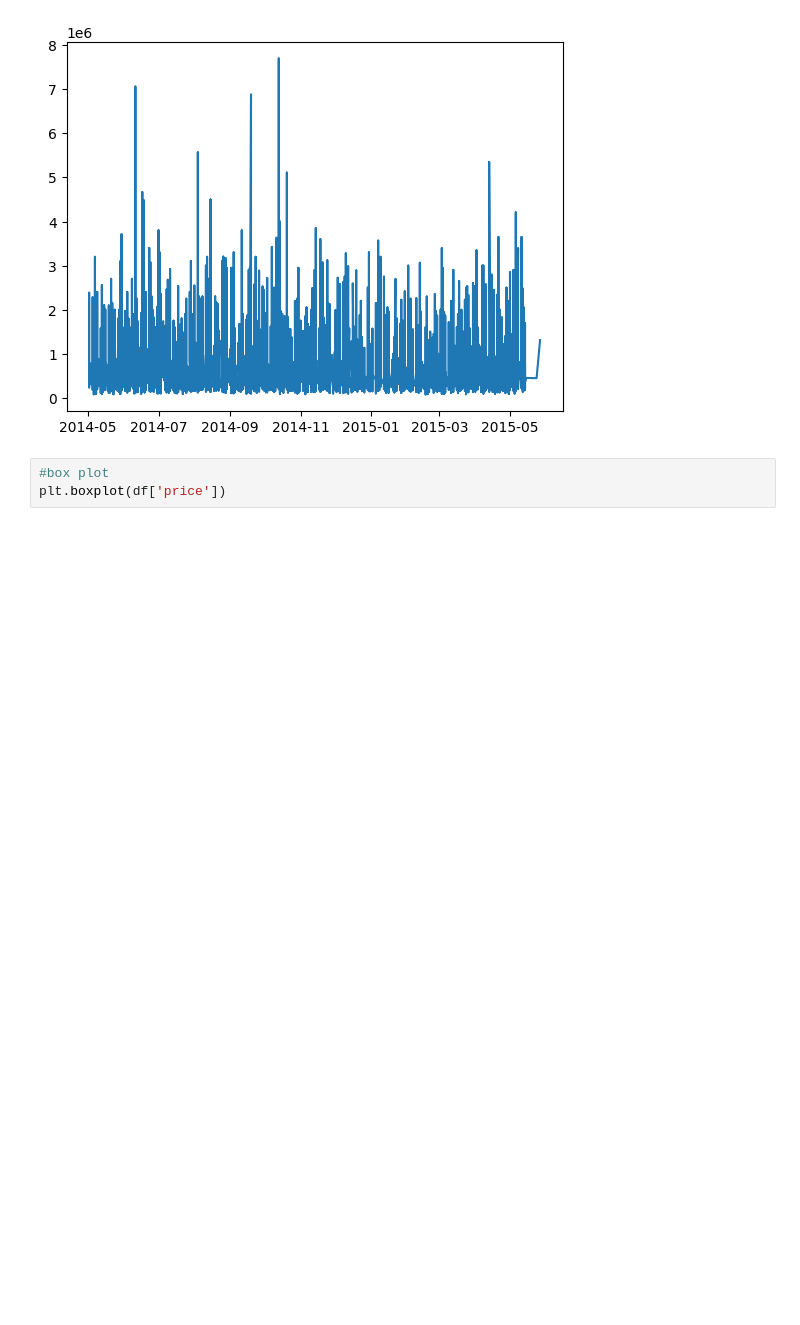
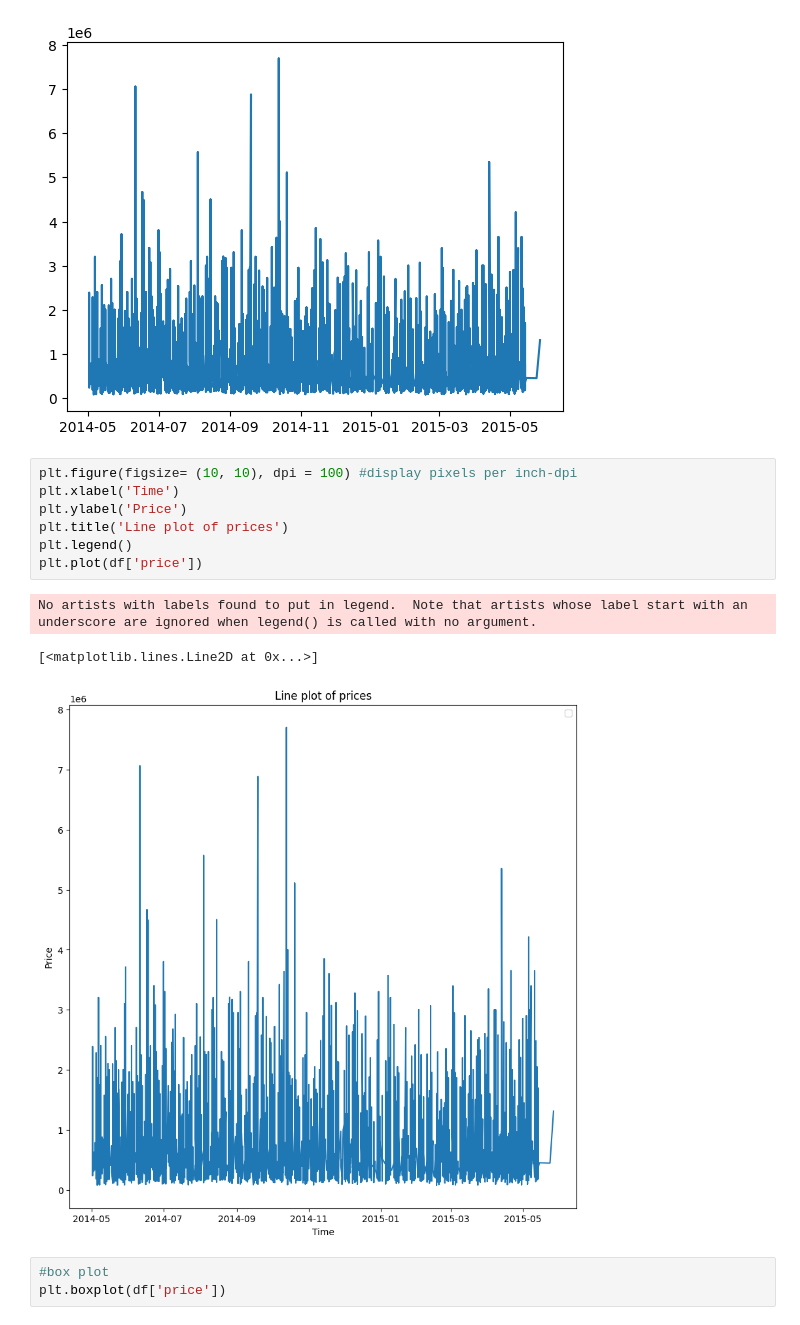
Before and after one commit to Nanditha-Prabhu/LearningDataSciencefund, a Jupyter notebook: matplotlib.ipynb, the cells around one changed output. Saved outputs shown, nothing was run; the diff lists cells and outputs as text; blank space fills up the shorter version.

Commit message:
line

```diff
--- a/matplotlib.ipynb
+++ b/matplotlib.ipynb
@@ -70,6 +70,17 @@ plt.plot(df['price'])
 # %% [output]
 [<matplotlib.lines.Line2D at 0x...>]
 [figure]
+# %%
+plt.figure(figsize= (10, 10), dpi = 100) #display pixels per inch-dpi
+plt.xlabel('Time')
+plt.ylabel('Price')
+plt.title('Line plot of prices')
+plt.legend()
+plt.plot(df['price'])
+# %% [output]
+No artists with labels found to put in legend.  Note that artists whose label start with an underscore are ignored when legend() is called with no argument.
+[<matplotlib.lines.Line2D at 0x...>]
+[figure, added]
 # %%
 #box plot
 plt.boxplot(df['price'])
```
